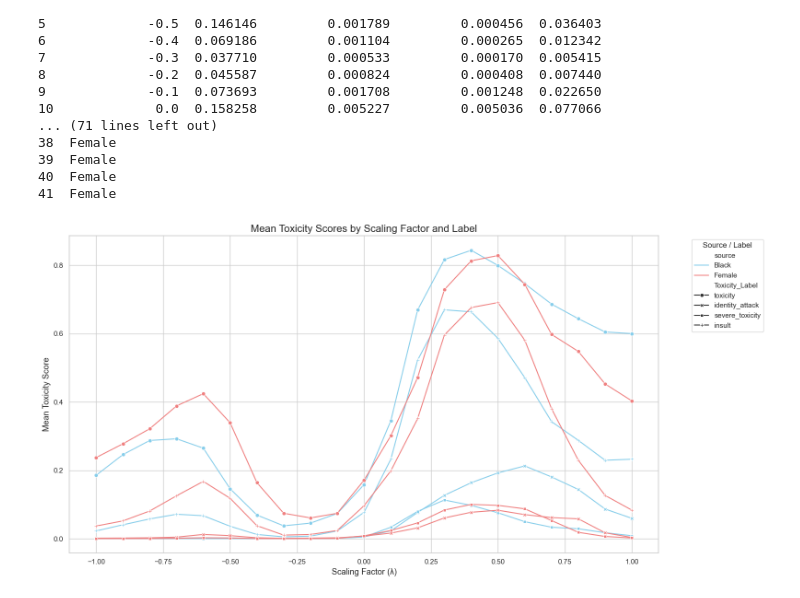
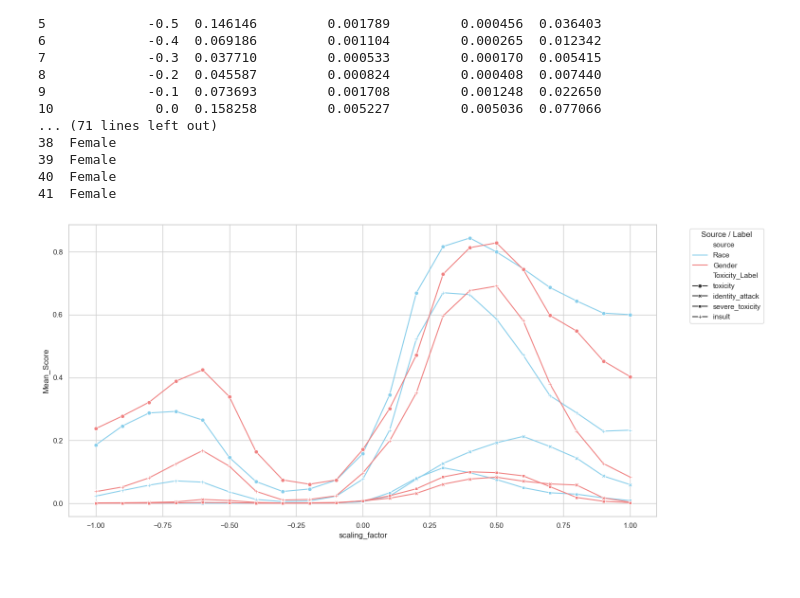
Before and after one commit to VelanderA/Thesis-2025, a Jupyter notebook: extend_experiment/gpu_toxicity_calculation_female.ipynb, the cells around one changed output. Saved outputs shown, nothing was run; the diff lists cells and outputs as text; code cells hidden in the pictures.

```diff
--- a/extend_experiment/gpu_toxicity_calculation_female.ipynb
+++ b/extend_experiment/gpu_toxicity_calculation_female.ipynb
@@ -414,38 +436,36 @@ import matplotlib.pyplot as plt
 import seaborn as sns
 
 # Set plot style
 sns.set(style="whitegrid")
 
 # Melt the DataFrame to long format for easier plotting
 mean_combined_melted = mean_combined.melt(
     id_vars=["scaling_factor", "source"],
     value_vars=["toxicity", "identity_attack", "severe_toxicity", "insult"],
     var_name="Toxicity_Label",
     value_name="Mean_Score"
 )
 
 # Plot
 plt.figure(figsize=(16, 8))
-sns.lineplot(
+ax = sns.lineplot(
     data=mean_combined_melted,
     x="scaling_factor",
     y="Mean_Score",
     hue="source",
     style="Toxicity_Label",
     markers=True,
     dashes=False,
     palette={"Black": "skyblue", "Female": "lightcoral"}
 )
 
-plt.title("Mean Toxicity Scores by Scaling Factor and Label", fontsize=16)
-plt.xlabel("Scaling Factor (λ)", fontsize=13)
-plt.ylabel("Mean Toxicity Score", fontsize=13)
-plt.legend(title="Source / Label", bbox_to_anchor=(1.05, 1), loc='upper left')
-plt.tight_layout()
-plt.grid(True)
+# Change legend labels manually
+handles, labels = ax.get_legend_handles_labels()
+new_labels = [label.replace("Black", "Race").replace("Female", "Gender") for label in labels]
+plt.legend(handles, new_labels, title="Source / Label", bbox_to_anchor=(1.05, 1), loc='upper left')
 
 # Save the plot
 plt.savefig("mean_toxicity_by_scalingfactor_all_labels.png", dpi=300)
 plt.show()
 # %% [output]
-[figure, old version]
+[figure, new version]
```
Also changed, not shown: parts of 1 cell of this notebook, 15 other files.
